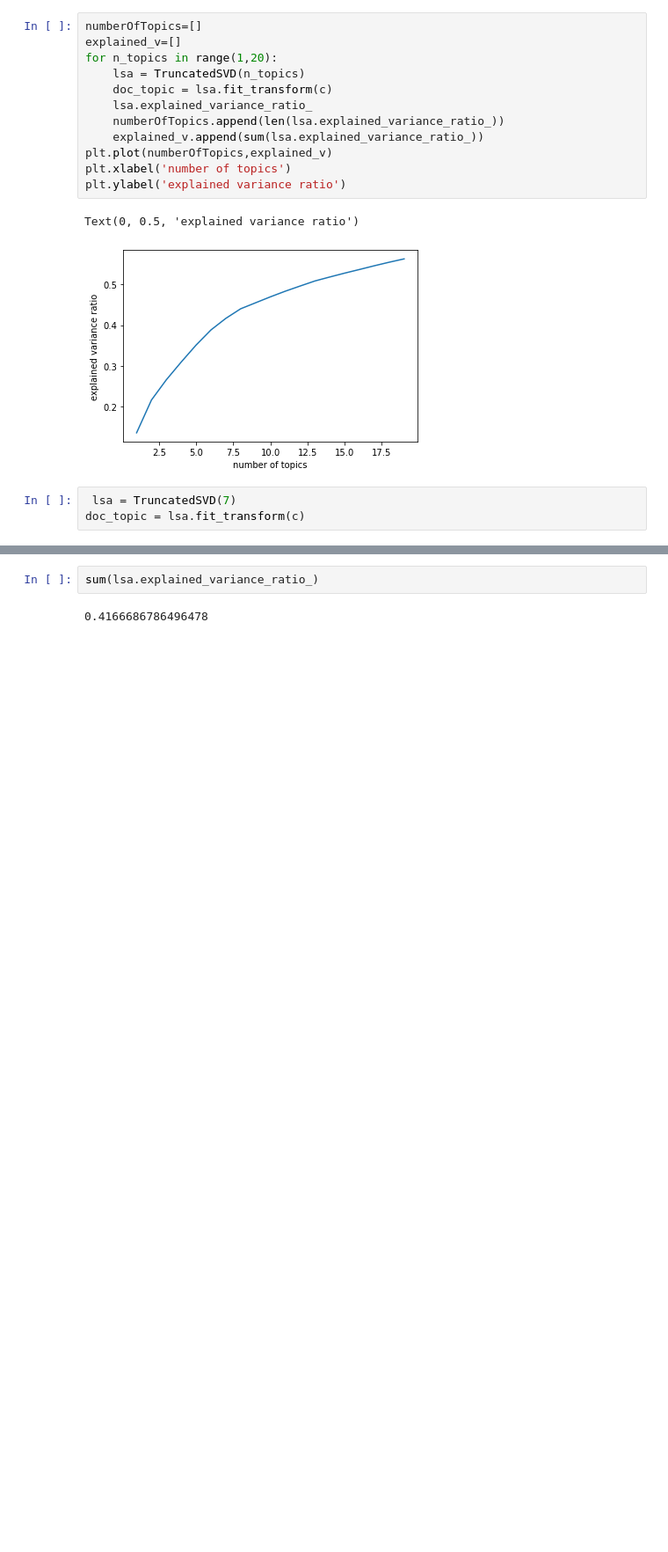
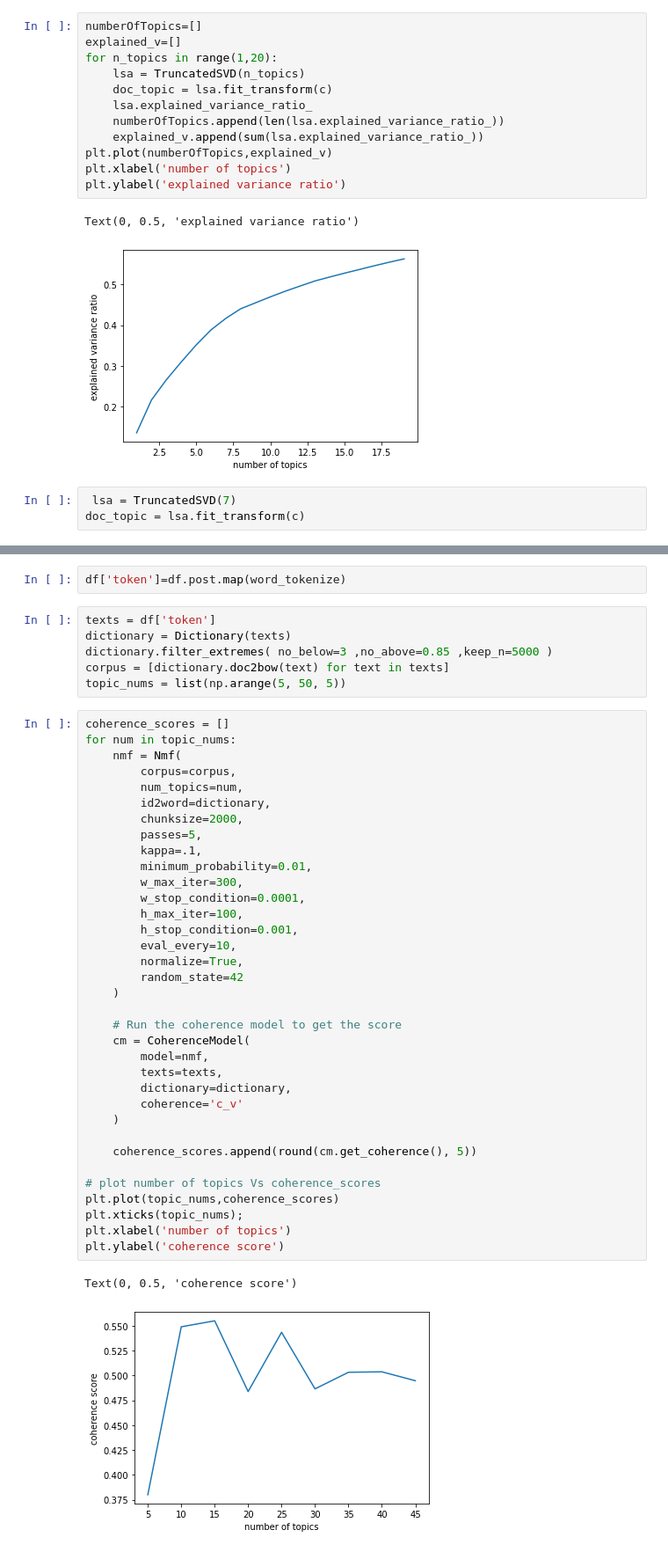
Before and after one commit to A-safarji/NLP-topic-modeling-project, a Jupyter notebook: NLP.ipynb, the cells around one changed output, grey strips where cells are left out. Shown at 88% size. Drawn from its saved outputs; the diff is of its cells as text; blank space fills up the shorter version.

```diff
--- a/NLP.ipynb
+++ b/NLP.ipynb
@@ -213,6 +225,48 @@ party, mario, superstar, board, minigames, nintendo, nostalgia, pf, new, pt
 Topic  6
 game, second, dive, rule, overwatch, brigitte, hero, submission, information, shot
 # %%
-sum(lsa.explained_variance_ratio_)
+df['token']=df.post.map(word_tokenize)
-# %% [output]
-0.4166686786496478
+# %%
+texts = df['token']
+dictionary = Dictionary(texts)
+dictionary.filter_extremes( no_below=3 ,no_above=0.85 ,keep_n=5000 )
+corpus = [dictionary.doc2bow(text) for text in texts]
+topic_nums = list(np.arange(5, 50, 5))
+# %%
+coherence_scores = []
+for num in topic_nums:
+    nmf = Nmf(
+        corpus=corpus,
+        num_topics=num,
+        id2word=dictionary,
+        chunksize=2000,
+        passes=5,
+        kappa=.1,
+        minimum_probability=0.01,
+        w_max_iter=300,
+        w_stop_condition=0.0001,
+        h_max_iter=100,
+        h_stop_condition=0.001,
+        eval_every=10,
+        normalize=True,
+        random_state=42
+    )
+
+    # Run the coherence model to get the score
+    cm = CoherenceModel(
+        model=nmf,
+        texts=texts,
+        dictionary=dictionary,
+        coherence='c_v'
+    )
+
+    coherence_scores.append(round(cm.get_coherence(), 5))
+
+# plot number of topics Vs coherence_scores
+plt.plot(topic_nums,coherence_scores)
+plt.xticks(topic_nums);
+plt.xlabel('number of topics')
+plt.ylabel('coherence score')
+# %% [output]
+Text(0, 0.5, 'coherence score')
+[figure, added]
```
Also changed, not shown: parts of 12 cells of this notebook.
